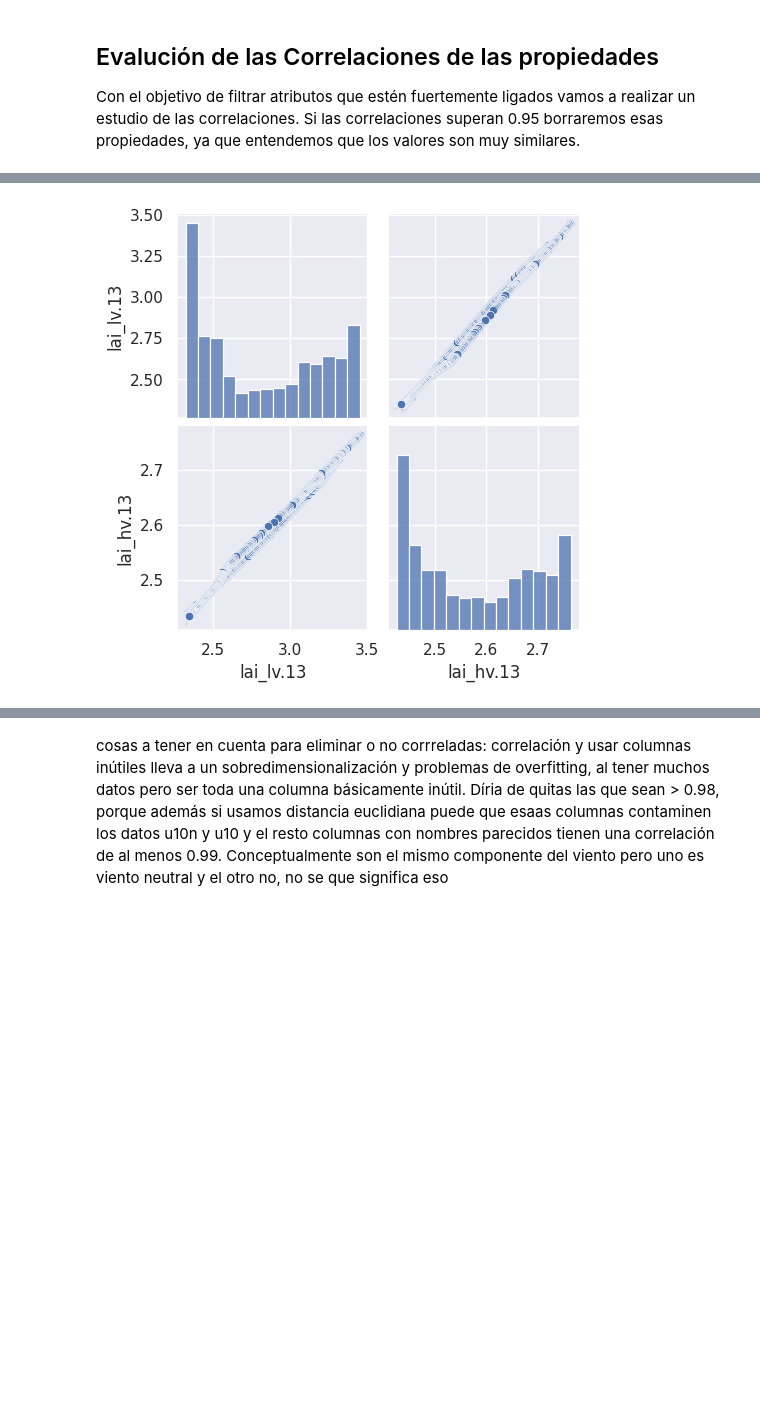
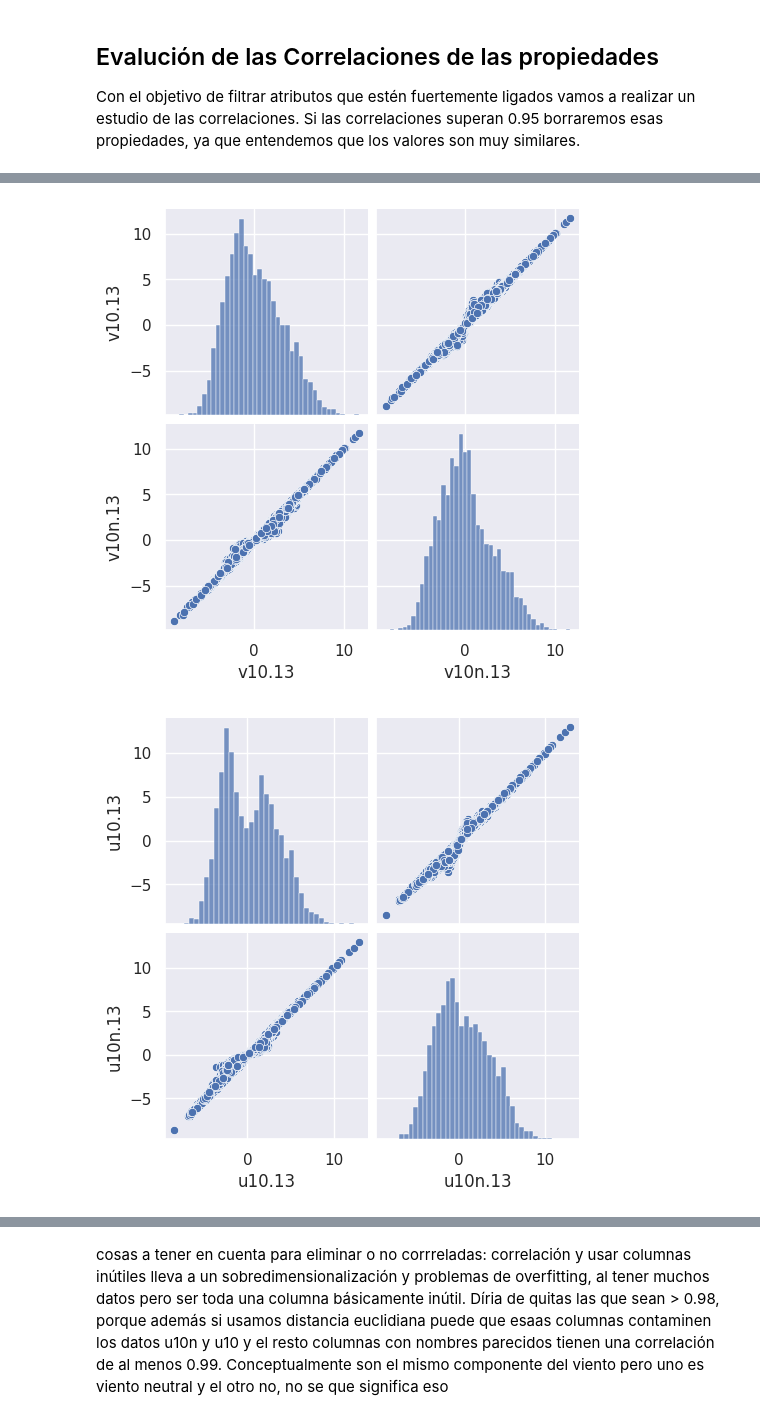
Before and after one commit to PaulaUc3m/Grupo4_P1AA, a Jupyter notebook: EDA_entrenamieto.ipynb, the cells around one changed output, grey strips where cells are left out. Saved outputs shown, nothing was run; the diff lists cells and outputs as text; code cells hidden in the pictures; blank space fills up the shorter version.

```diff
--- a/EDA_entrenamieto.ipynb
+++ b/EDA_entrenamieto.ipynb
@@ -248,7 +248,10 @@ Index(['datetime', 'energy', 'p54.162.13', 'p55.162.13', 'cape.13',
 # %%
 sns.set_theme()
-cols = ['lai_lv.13', 'lai_hv.13']
-sns.pairplot(data[cols], size = 2.5)
+wind_deriv_u = ['u10.13', 'u10n.13']
+wind_deriv_v = ['v10.13', 'v10n.13']
+sns.pairplot(data[wind_deriv_v], height = 2.5)
+sns.pairplot(data[wind_deriv_u], height = 2.5)
 plt.show()
 # %% [output]
-[figure, old version]
+[figure, new version]
+[figure, added]
```
Also changed, not shown: parts of 8 cells of this notebook.
